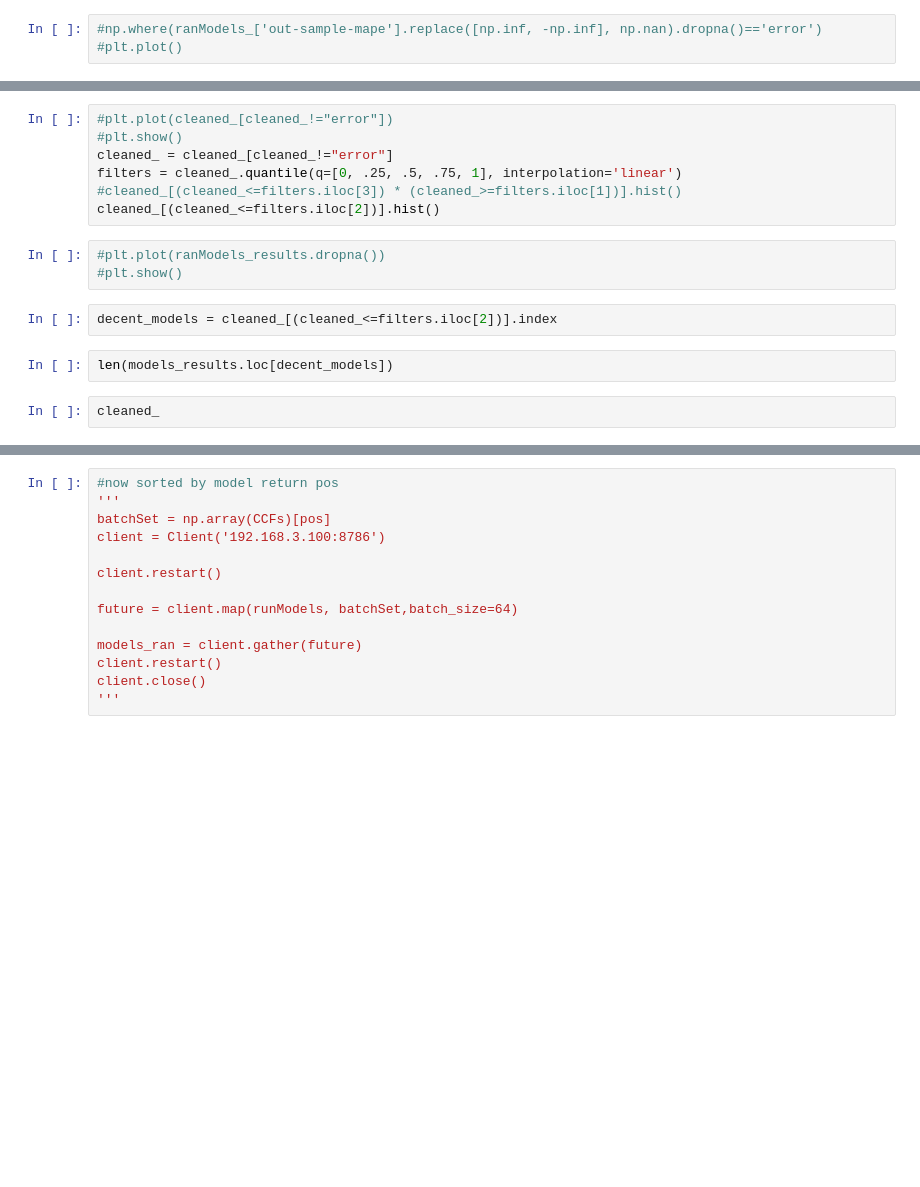
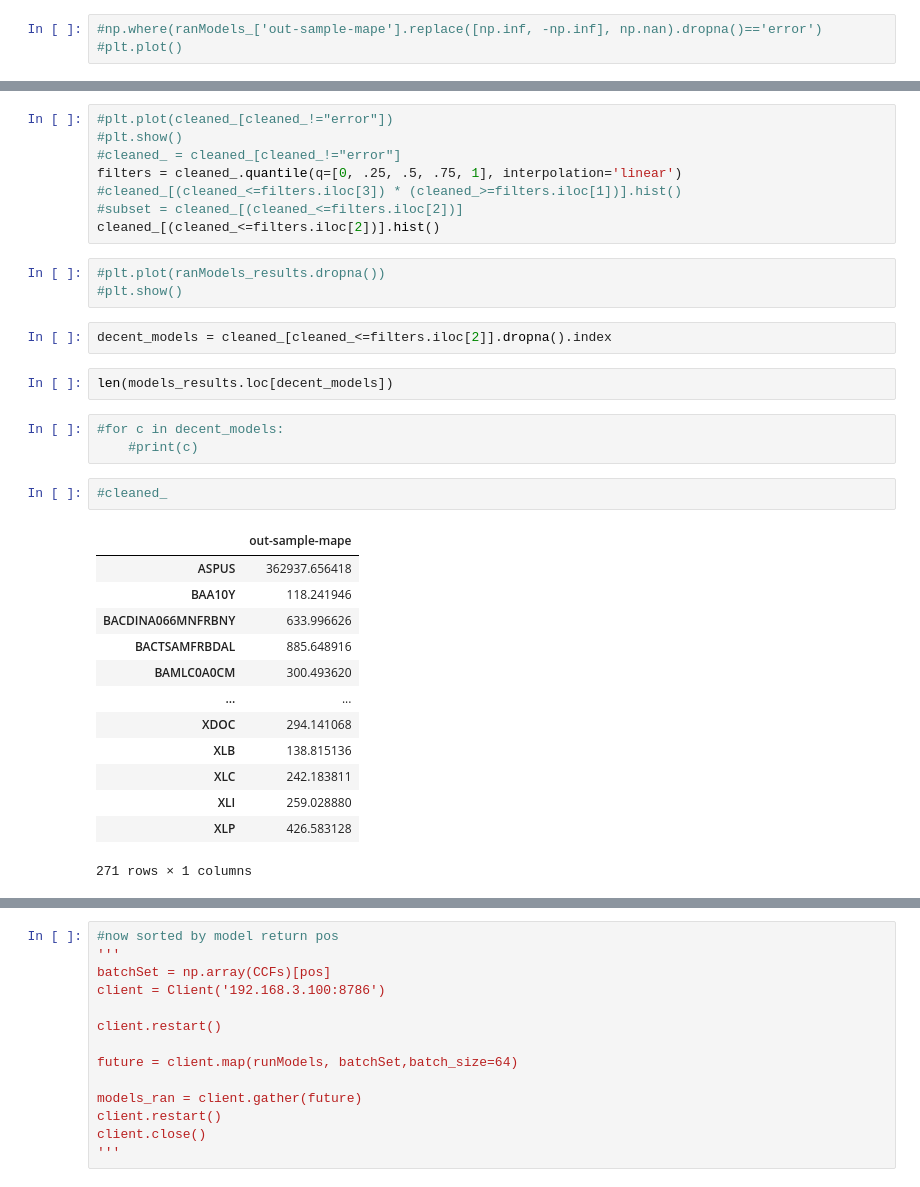
Before and after one commit to thistleknot/py_sock_par, a Jupyter notebook: Fred Analysis.ipynb, the cells around one changed output, grey strips where cells are left out. Cells and saved outputs as stored; diff of their text form; blank space fills up the shorter version.

```diff
--- a/Fred Analysis.ipynb
+++ b/Fred Analysis.ipynb
@@ -1399,19 +1382,37 @@ cleaned_ = ranModels_['out-sample-mape'].replace([np.inf, -np.inf], np.nan).drop
 # %%
 #plt.plot(cleaned_[cleaned_!="error"])
 #plt.show()
-cleaned_ = cleaned_[cleaned_!="error"]
+#cleaned_ = cleaned_[cleaned_!="error"]
 filters = cleaned_.quantile(q=[0, .25, .5, .75, 1], interpolation='linear')
 #cleaned_[(cleaned_<=filters.iloc[3]) * (cleaned_>=filters.iloc[1])].hist()
+#subset = cleaned_[(cleaned_<=filters.iloc[2])]
 cleaned_[(cleaned_<=filters.iloc[2])].hist()
 # %%
 #plt.plot(ranModels_results.dropna())
 #plt.show()
 # %%
-decent_models = cleaned_[(cleaned_<=filters.iloc[2])].index
+decent_models = cleaned_[cleaned_<=filters.iloc[2]].dropna().index
 # %%
 len(models_results.loc[decent_models])
+# %%
+#for c in decent_models:
+    #print(c)
 # %%
-cleaned_
+#cleaned_
+# %% [output]
+|  | out-sample-mape |
+| ASPUS | 362937.656418 |
+| BAA10Y | 118.241946 |
+| BACDINA066MNFRBNY | 633.996626 |
+| BACTSAMFRBDAL | 885.648916 |
+| BAMLC0A0CM | 300.493620 |
+| ... | ... |
+| XDOC | 294.141068 |
+| XLB | 138.815136 |
+| XLC | 242.183811 |
+| XLI | 259.028880 |
+| XLP | 426.583128 |
+271 rows × 1 columns
 # %%
 for m in range(0,len(ranModels_.loc[decent_models])):
     if(ranModels_.loc[decent_models].iloc[m][2].rsquared>.6):
```
Also changed, not shown: parts of 10 cells of this notebook.
